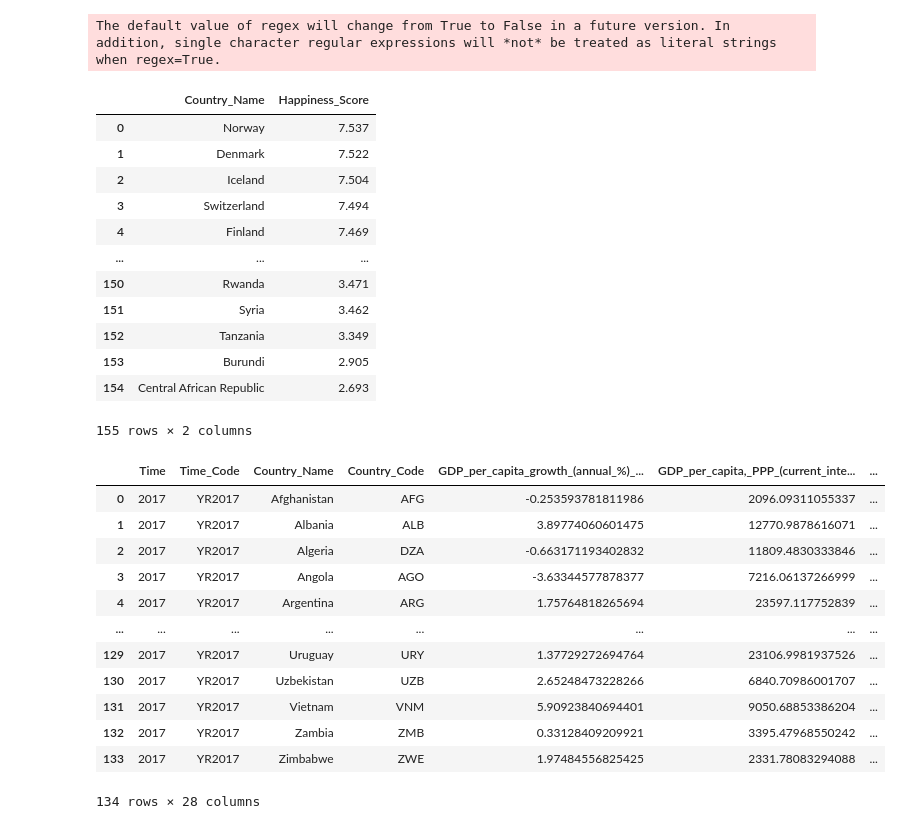
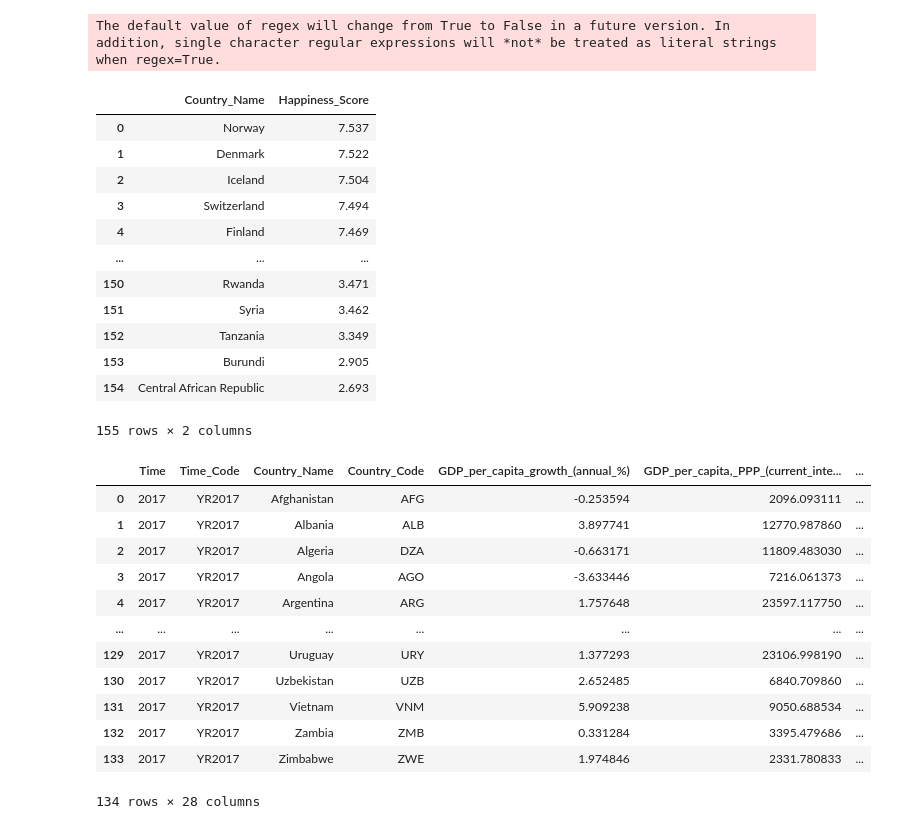
Before and after one commit to arielmalada/happiness-report, a Jupyter notebook: HappinessReportNotebook.ipynb, the cells around one changed output. Drawn from its saved outputs; the diff is of its cells as text; code cells hidden in the pictures.

```diff
--- a/HappinessReportNotebook.ipynb
+++ b/HappinessReportNotebook.ipynb
@@ -16,5 +19,6 @@ import plotly.express as px
 # %%
-happinessDataDf = pd.read_csv("./data/happiness-report-data.csv")
-happinessDataDf = happinessDataDf.iloc[:1316]
+# Read World Bank Data
+happinessDataDf = pd.read_csv("./data/happiness-report-data.csv", encoding = "ISO-8859-1", na_values=['..', '...'])
+happinessDataDf.columns = happinessDataDf.columns.str.replace(' ', '_')
 display(happinessDataDf)
 # %% [output]
@@ -34,5 +25,0 @@ display(happinessDataDf)
-# %%
-happinessDataDf.columns = happinessDataDf.columns.str.replace(' ', '_')
-happinessDataDf = happinessDataDf.replace("..", None)
-happinessDataDf = happinessDataDf.replace("...", None)
-display(happinessDataDf)
@@ -122,38 +95,38 @@ display(Y2016Df)
 134 rows × 28 columns
 # %%
+# Merging 2017 Happiness Score
 Y2017ScoresDf = pd.read_csv("./data/2017.csv")
 Y2017ScoresDf.columns = Y2017ScoresDf.columns.str.replace('.', '_')
 Y2017ScoresDf.columns = Y2017ScoresDf.columns.str.replace('Country', 'Country_Name')
 Y2017ScoresDf = Y2017ScoresDf[['Country_Name',"Happiness_Score"]]
-display(Y2017ScoresDf)
 Y2017Df = pd.merge(happinessDataDf.query('Time_Code=="YR2017"'), Y2017ScoresDf, on='Country_Name')
 display(Y2017Df)
 # %% [output]
 The default value of regex will change from True to False in a future version. In addition, single character regular expressions will *not* be treated as literal strings when regex=True.
 |  | Country_Name | Happiness_Score |
 | 0 | Norway | 7.537 |
 | 1 | Denmark | 7.522 |
 | 2 | Iceland | 7.504 |
 | 3 | Switzerland | 7.494 |
 | 4 | Finland | 7.469 |
 | ... | ... | ... |
 | 150 | Rwanda | 3.471 |
 | 151 | Syria | 3.462 |
 | 152 | Tanzania | 3.349 |
 | 153 | Burundi | 2.905 |
 | 154 | Central African Republic | 2.693 |
 155 rows × 2 columns
-|  | Time | Time_Code | Country_Name | Country_Code | GDP_per_capita_growth_(annual_%)_... | GDP_per_capita,_PPP_(current_inte... | ... |
-| 0 | 2017 | YR2017 | Afghanistan | AFG | -0.253593781811986 | 2096.09311055337 | ... |
-| 1 | 2017 | YR2017 | Albania | ALB | 3.89774060601475 | 12770.9878616071 | ... |
-| 2 | 2017 | YR2017 | Algeria | DZA | -0.663171193402832 | 11809.4830333846 | ... |
-| 3 | 2017 | YR2017 | Angola | AGO | -3.63344577878377 | 7216.06137266999 | ... |
-| 4 | 2017 | YR2017 | Argentina | ARG | 1.75764818265694 | 23597.117752839 | ... |
+|  | Time | Time_Code | Country_Name | Country_Code | GDP_per_capita_growth_(annual_%) | GDP_per_capita,_PPP_(current_inte... | ... |
+| 0 | 2017 | YR2017 | Afghanistan | AFG | -0.253594 | 2096.093111 | ... |
+| 1 | 2017 | YR2017 | Albania | ALB | 3.897741 | 12770.987860 | ... |
+| 2 | 2017 | YR2017 | Algeria | DZA | -0.663171 | 11809.483030 | ... |
+| 3 | 2017 | YR2017 | Angola | AGO | -3.633446 | 7216.061373 | ... |
+| 4 | 2017 | YR2017 | Argentina | ARG | 1.757648 | 23597.117750 | ... |
 | ... | ... | ... | ... | ... | ... | ... | ... |
-| 129 | 2017 | YR2017 | Uruguay | URY | 1.37729272694764 | 23106.9981937526 | ... |
-| 130 | 2017 | YR2017 | Uzbekistan | UZB | 2.65248473228266 | 6840.70986001707 | ... |
-| 131 | 2017 | YR2017 | Vietnam | VNM | 5.90923840694401 | 9050.68853386204 | ... |
-| 132 | 2017 | YR2017 | Zambia | ZMB | 0.33128409209921 | 3395.47968550242 | ... |
-| 133 | 2017 | YR2017 | Zimbabwe | ZWE | 1.97484556825425 | 2331.78083294088 | ... |
+| 129 | 2017 | YR2017 | Uruguay | URY | 1.377293 | 23106.998190 | ... |
+| 130 | 2017 | YR2017 | Uzbekistan | UZB | 2.652485 | 6840.709860 | ... |
+| 131 | 2017 | YR2017 | Vietnam | VNM | 5.909238 | 9050.688534 | ... |
+| 132 | 2017 | YR2017 | Zambia | ZMB | 0.331284 | 3395.479686 | ... |
+| 133 | 2017 | YR2017 | Zimbabwe | ZWE | 1.974846 | 2331.780833 | ... |
 134 rows × 28 columns
 # %%
```
Also changed, not shown: parts of 22 cells of this notebook, 1 other file.
